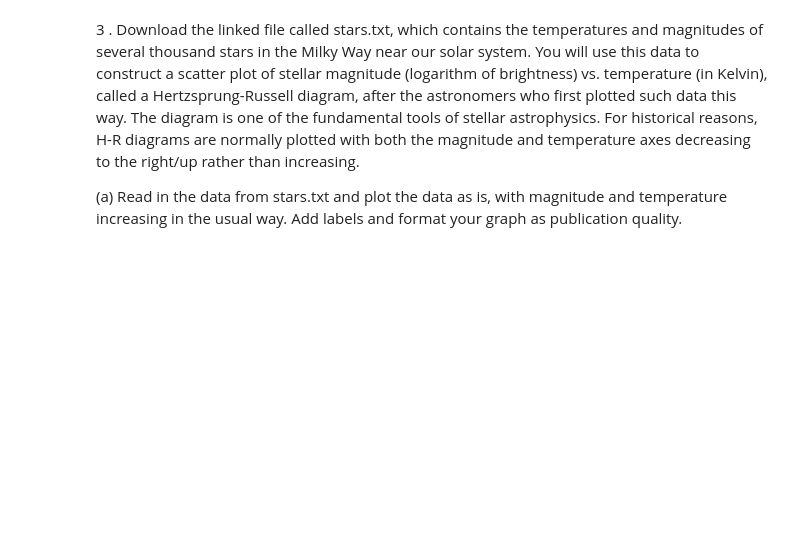
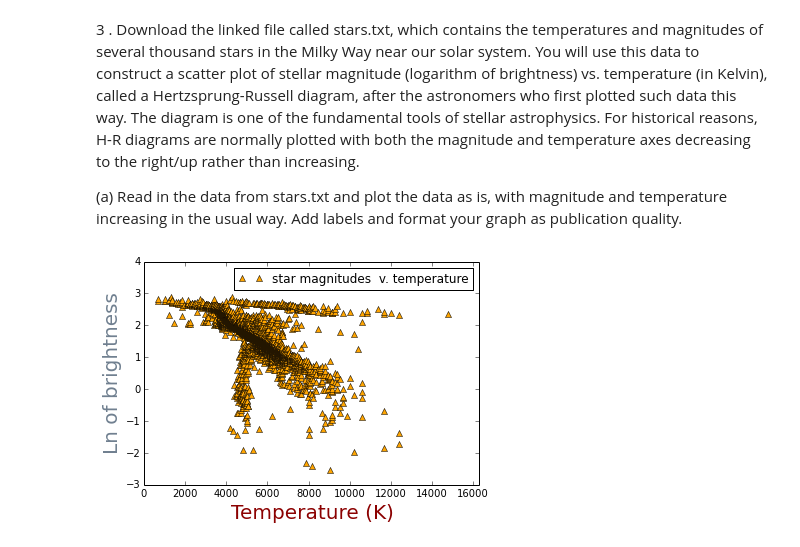
Before and after one commit to dytucker/PHYS202-S14, a Jupyter notebook: Graphics/GraphicsExercises.ipynb, the cells around one changed output. Drawn from its saved outputs; the diff is of its cells as text; code cells hidden in the pictures; blank space fills up the shorter version.

Commit message:
did the graphics and part of error handling exercises

```diff
--- a/Graphics/GraphicsExercises.ipynb
+++ b/Graphics/GraphicsExercises.ipynb
@@ -95,3 +96,29 @@ plt.show()
 3 . Download the linked file called stars.txt, which contains the temperatures and magnitudes of several thousand stars in the Milky Way near our solar system. You will use this data to construct a scatter plot of stellar magnitude (logarithm of brightness) vs. temperature (in Kelvin), called a Hertzsprung-Russell diagram, after the astronomers who first plotted such data this way. The diagram is one of the fundamental tools of stellar astrophysics. For historical reasons, H-R diagrams are normally plotted with both the magnitude and temperature axes decreasing to the right/up rather than increasing.
 
 (a) Read in the data from stars.txt and plot the data as is, with magnitude and temperature increasing in the usual way. Add labels and format your graph as publication quality.
+# %%
+#import the file
+temp, magnitude = np.loadtxt('stars.txt', unpack=True, usecols=[0,1])
+
+magnitude =  log(magnitude)
+
+plt.plot(temp,magnitude,'bo', color='orange', marker='^', label="star magnitudes  v. temperature")
+plt.legend()
+
+
+# set x,y limits
+plt.xlim(0, temp.max() * 1.1)
+plt.ylim(-3,4)
+
+#setting tick marks
+"""x_ticks = range(1750,2025,25)
+plt.xticks(x_ticks)
+plt.yticks(range(0,301,25))"""
+
+#making labels
+plt.xlabel("Temperature (K)", color = "darkred", fontsize = 20)
+plt.ylabel("Ln of brightness", color = "SlateGray", fontsize = 20)
+
+plt.show()
+# %% [output]
+[figure, added]
```
Also changed, not shown: parts of 13 cells of this notebook, 4 other files.
